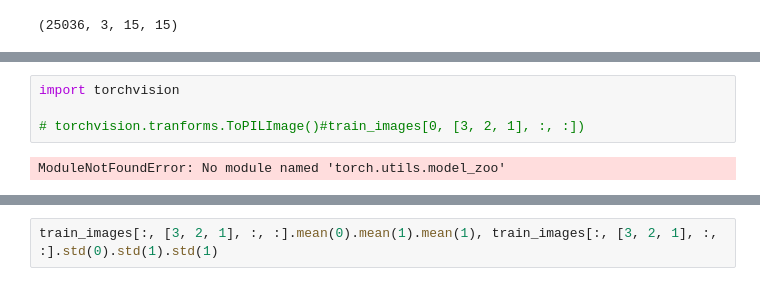
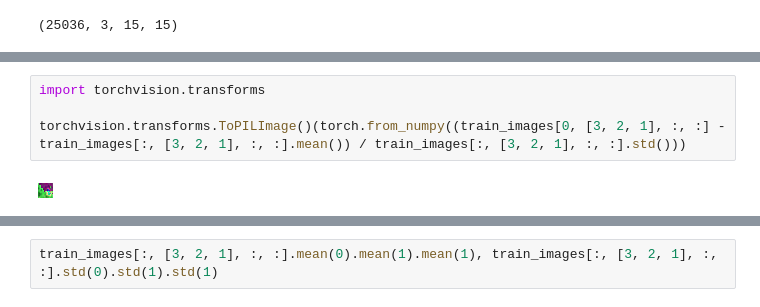
Before and after one commit to heath3rq/ML_Machine-Learning-Biomass-Density-Estimation, a Jupyter notebook: GIZ_Biomass_Starter_Notebook.ipynb, the cells around one changed output, grey strips where cells are left out. Cells and saved outputs as stored; diff of their text form.

Commit message:
Reorganized Models, tested resizing images

```diff
--- a/GIZ_Biomass_Starter_Notebook.ipynb
+++ b/GIZ_Biomass_Starter_Notebook.ipynb
@@ -138,6 +160,6 @@ train_images[:, [3, 2, 1], :, :].shape
 # %%
-import torchvision
+import torchvision.transforms
 
-# torchvision.tranforms.ToPILImage()#train_images[0, [3, 2, 1], :, :])
+torchvision.transforms.ToPILImage()(torch.from_numpy((train_images[0, [3, 2, 1], :, :] - train_images[:, [3, 2, 1], :, :].mean()) / train_images[:, [3, 2, 1], :, :].std()))
 # %% [output]
-ModuleNotFoundError: No module named 'torch.utils.model_zoo'
+[figure, added]
```
Also changed, not shown: parts of 36 cells of this notebook, 1 other file.
